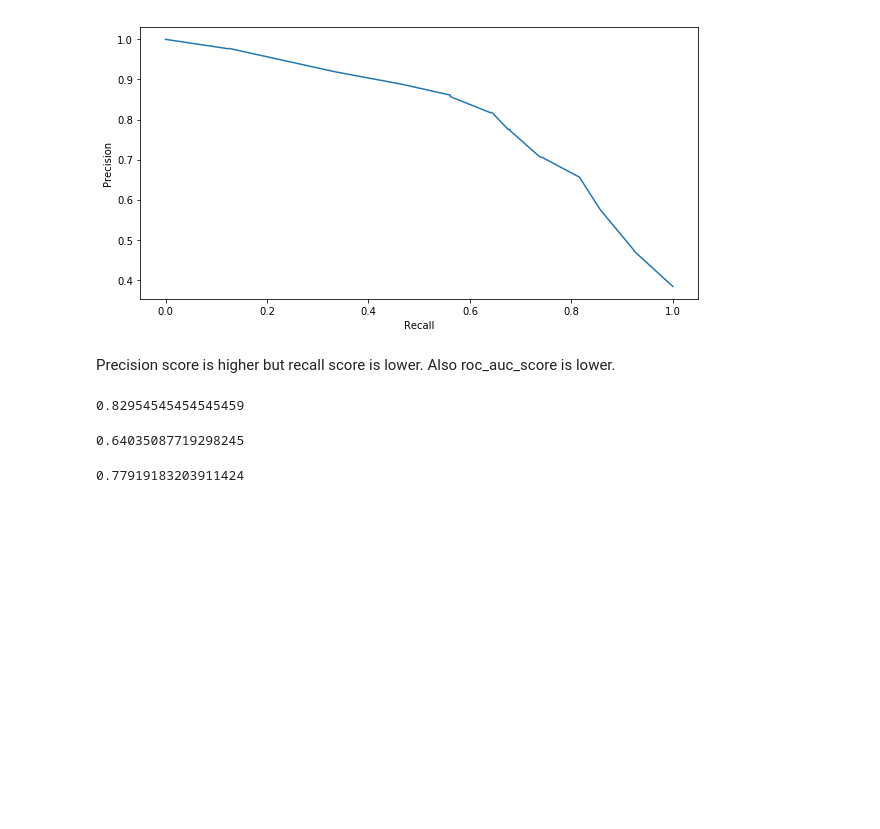
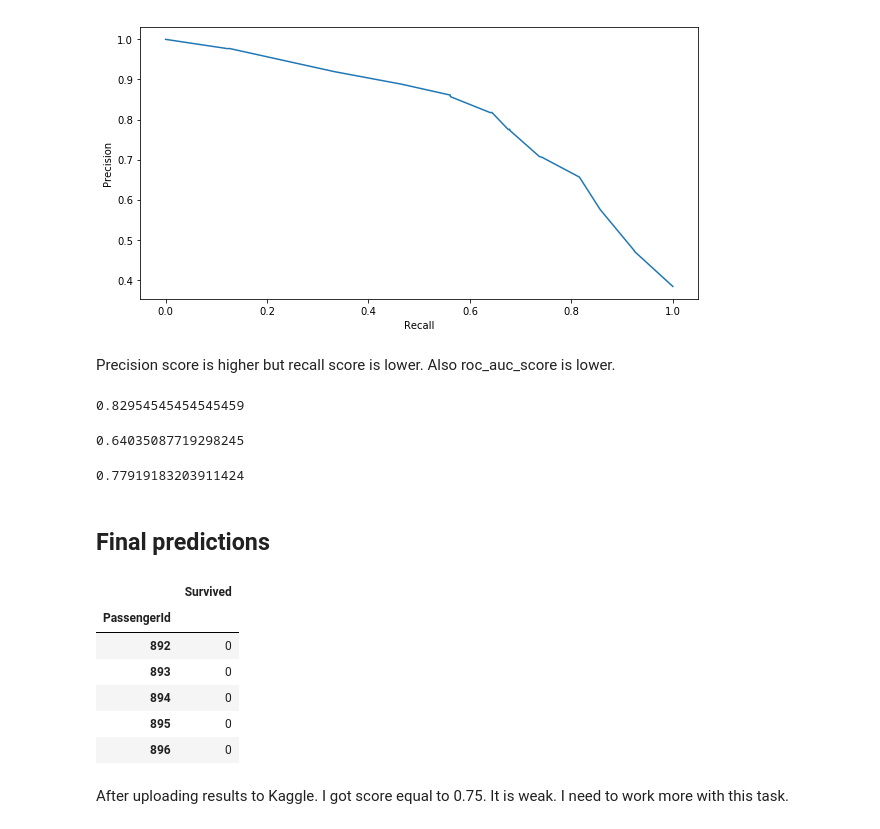
Before and after one commit to kuba1stach/Predict-Titanic-Survivors, a Jupyter notebook: titanic.ipynb, the cells around one changed output. Saved outputs shown, nothing was run; the diff lists cells and outputs as text; code cells hidden in the pictures; blank space fills up the shorter version.

Commit message:
first result of final predictions

```diff
--- a/titanic.ipynb
+++ b/titanic.ipynb
@@ -268,8 +278,11 @@ full_pipeline = FeatureUnion(transformer_list=[
     ('num_pipeline', num_pipeline),
     ('cat_pipeline', cat_pipeline)
 ])
-# %%
-X_train_prepared = full_pipeline.fit_transform(X_train)
+# %%
+data = pd.concat([X_train, test])
+data_prepared= full_pipeline.fit_transform(data)
+X_train_prepared = data_prepared[:891]
+test_prepared = data_prepared[891:]
 # %%
 X_train_prepared[0]
 # %% [output]
@@ -453,0 +465,15 @@ display(precision_score(y_train,  y_train_pred),
+# %% [markdown]
+## Final predictions
+# %%
+forest_clf.fit(X_train_prepared, y_train)
+predictions = forest_clf.predict(test_prepared)
+final_predictions = pd.DataFrame(predictions, index=test.index, columns=["Survived"])
+final_predictions.head()
+# %% [output]
+|  | Survived |
+| PassengerId |  |
+| 892 | 0 |
+| 893 | 0 |
+| 894 | 0 |
+| 895 | 0 |
+| 896 | 0 |
@@ -453,0 +482,2 @@ display(precision_score(y_train,  y_train_pred),
+# %% [markdown]
+After uploading results to Kaggle. I got score equal to 0.75. It is weak. I need to work more with this task.
```
Also changed, not shown: parts of 8 cells of this notebook, 2 other files.
